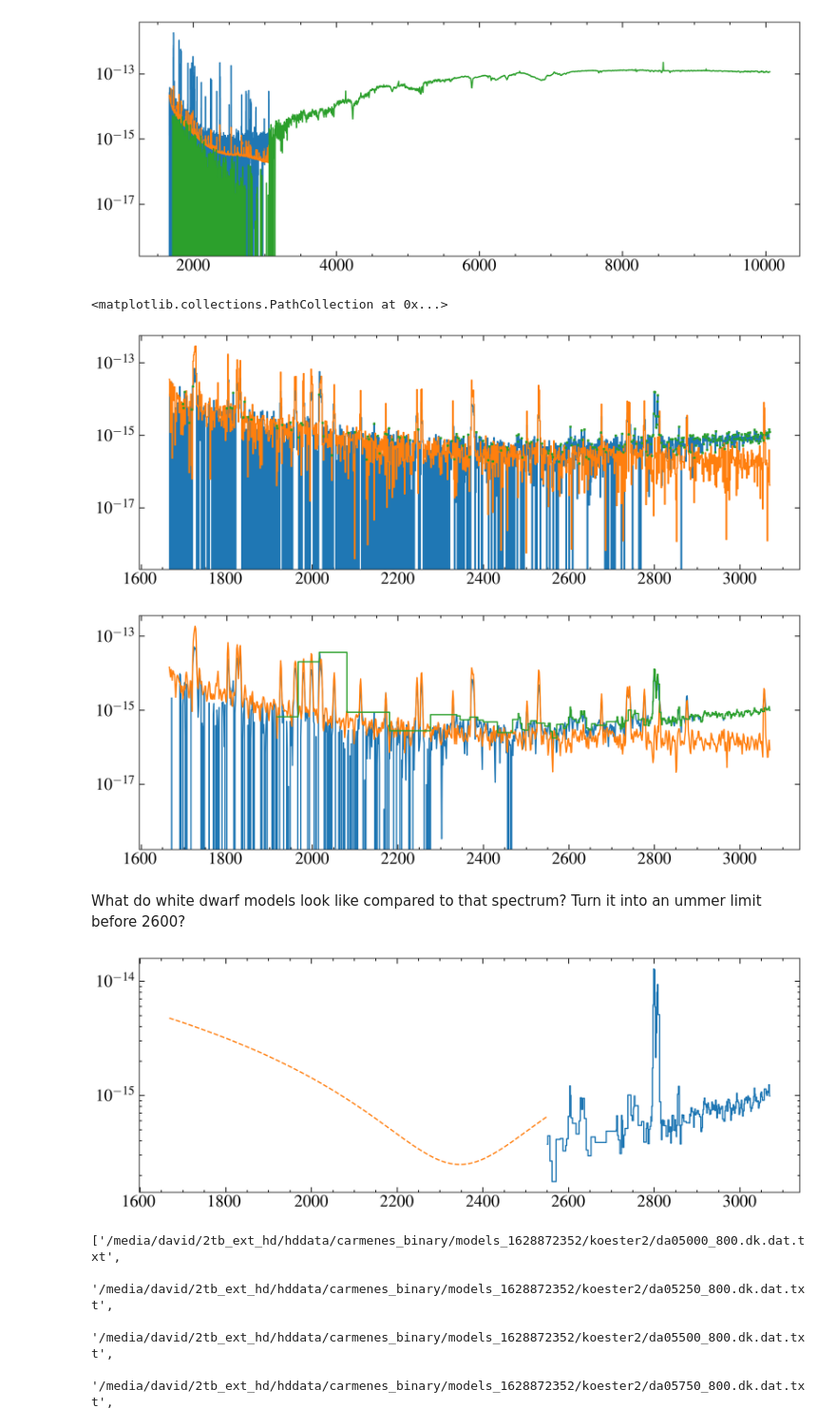
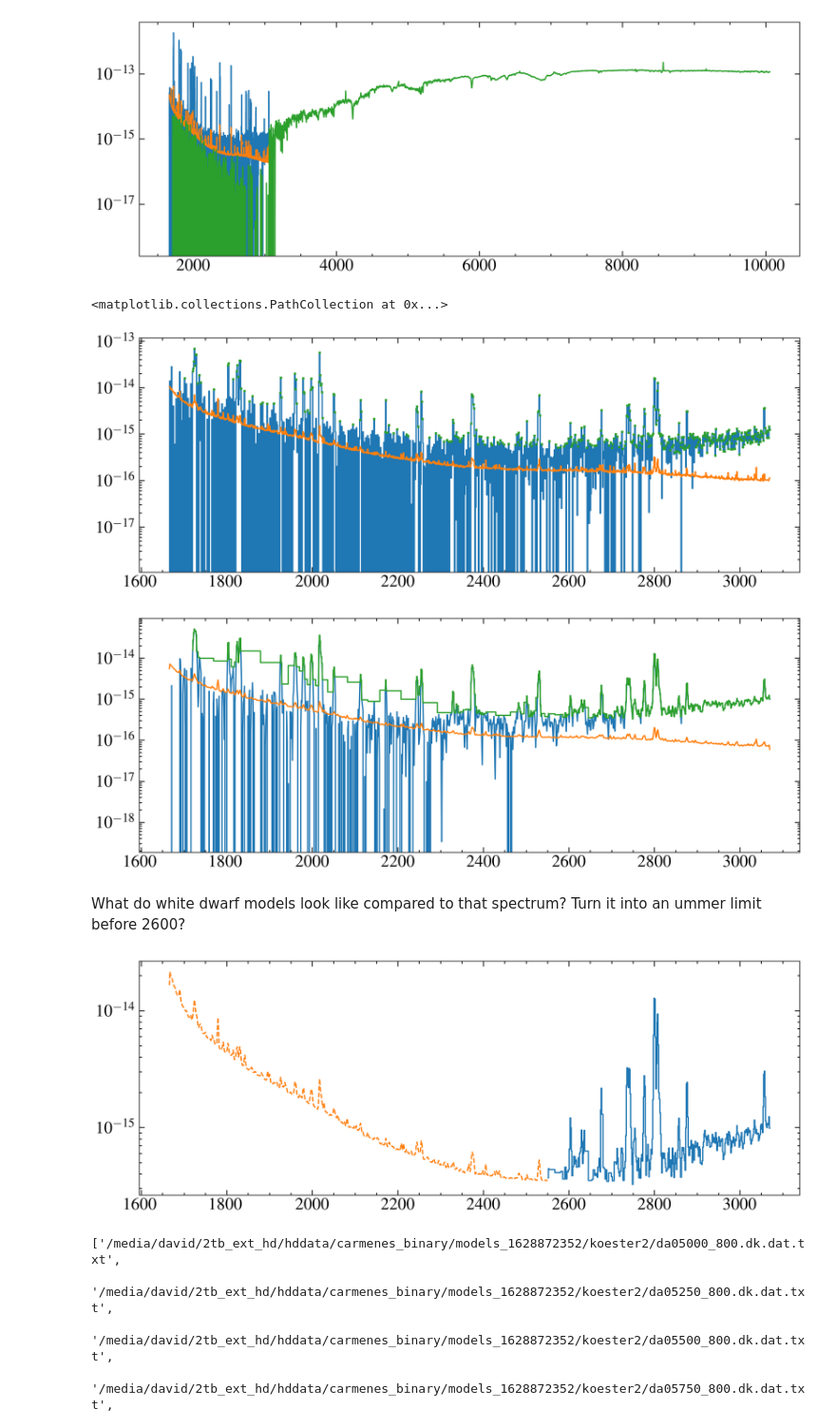
Before and after one commit to davidjwilson/gj207.1, a Jupyter notebook: wolf1130.ipynb, the cells around one changed output. Shown at 95% size. Drawn from its saved outputs; the diff is of its cells as text; code cells hidden in the pictures.

```diff
--- a/wolf1130.ipynb
+++ b/wolf1130.ipynb
@@ -160,22 +160,23 @@ e_nuv = []
 
 n=0
 for x in new_x1ds:
-    data = fits.getdata(x, 1)[0]
-    w, f, e= data['WAVELENGTH'], data['FLUX'], data['ERROR']
-    grating = fits.getheader(x, 0)['OPT_ELEM']
-    if grating == 'G230LB':
-        # mask = (w > 1800) & (w <3130)
-        # w, f, e = w[mask], f[mask], e[mask]
-        if n == 0:
-            w_nuv = w
-            f_nuv.append(f)
-            e_nuv.append(e)
-        else:
-            f_nuv.append(interp1d(w, f, fill_value='extrapolate')(w_nuv))
-            e_nuv.append(interp1d(w, e, fill_value='extrapolate')(w_nuv))
-        n +=1
+    for ext in [1, 4]:
+        data = fits.getdata(x, 1)[0]
+        w, f, e= data['WAVELENGTH'], data['FLUX'], data['ERROR']
+        grating = fits.getheader(x, 0)['OPT_ELEM']
+        if grating == 'G230LB':
+            # mask = (w > 1800) & (w <3130)
+            # w, f, e = w[mask], f[mask], e[mask]
+            if n == 0:
+                w_nuv = w
+                f_nuv.append(f)
+                e_nuv.append(e)
+            else:
+                f_nuv.append(interp1d(w, f, fill_value='extrapolate')(w_nuv))
+                e_nuv.append(interp1d(w, e, fill_value='extrapolate')(w_nuv))
+            n +=1
 
-f_nuv, e_nuv = coadd_flux(np.array(f_nuv), np.array(e_nuv), scale_correct=True)
+f_nuv, e_nuv = coadd_flux(np.array(f_nuv), np.array(e_nuv), scale_correct=False)
 # %%
 newspec = Table([w_nuv, f_nuv, e_nuv], names=['WAVELENGTH', 'FLUX', 'ERROR'])
 newspec.write('data/wolf1130_nuv.ecsv', format='ascii.ecsv', overwrite=True)
@@ -190,7 +191,7 @@ mask = (f_nuv/e_nuv) > 3
 plt.scatter(w_nuv[mask], f_nuv[mask], s=5, marker='x', c='C2', zorder=10)
 # %% [output]
 <matplotlib.collections.PathCollection at 0x...>
-[figure, old version]
+[figure, new version]
 # %%
 fi = convolve(f_nuv,  Box1DKernel(2))
 ei = convolve(e_nuv,  Box1DKernel(2))/2**0.5
@@ -203,37 +204,38 @@ plt.step(w_nuv[mask], fi[mask], where='mid')
 # plt.scatter(w_nuv[mask], fi[mask], s=5, marker='x', c='C2', zorder=10)
 plt.yscale('log')
 # %% [output]
-[figure, old version]
+[figure, new version]
 # %% [markdown]
 What do white dwarf models look like compared to that spectrum? Turn it into an ummer limit before 2600?
 # %%
 truemask = ((fi/ei) > 3) & (w_nuv > 2550)
 upmask = (w_nuv <= 2600) & (ei < 1e-14)
 
 wn, fn, en = w_nuv[truemask], fi[truemask], ei[truemask]
 plt.step(wn, fn, where='mid')
 
 wup, fup = w_nuv[upmask], ei[upmask]
 fitter = fitting.LinearLSQFitter()
 mod = models.Polynomial1D(2)
 modfit = fitter(mod, wup, fup)
 #fit polynomial to the error?
 
 upmask2 = wup < 2550
 
 wup = wup[upmask2]
 # fup = convolve(fup,  Box1DKernel(50))
 # plt.plot(wup, fup, ls='--')
 
-fup = modfit(wup)
+# fupi = modfit(wup)
 
-plt.plot(wup, fup, ls='--')
+# plt.plot(wup, fup, ls='--')
+plt.plot(wup, fup[upmask2]*3, ls='--')
 
 plt.yscale('log')
 
 # mods =
 # %% [output]
-[figure, old version]
+[figure, new version]
 # %%
 modpath = '/media/david/2tb_ext_hd/hddata/carmenes_binary/'
 mods = glob.glob('{}models_1628872352/koester2/*.dat.txt'.format(modpath))
```
Also changed, not shown: parts of 13 cells of this notebook, 38 other files.
